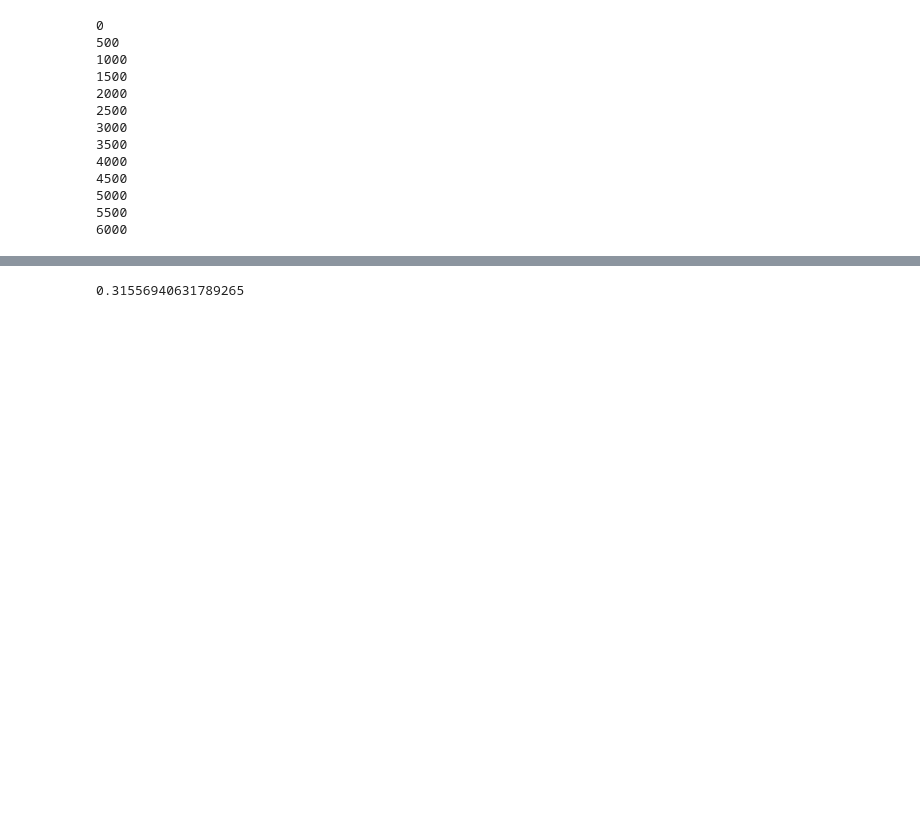
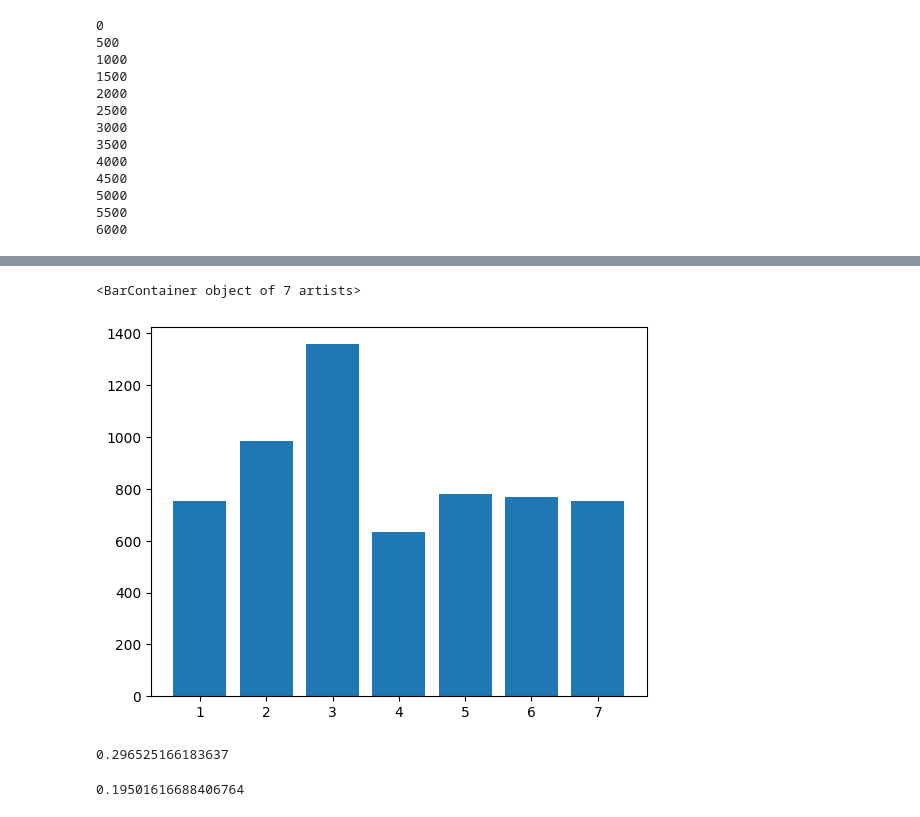
Before and after one commit to leothesouthafrican/PLR, a Jupyter notebook: Chris/ensemble_selection.ipynb, the cells around one changed output, grey strips where cells are left out. Cells and saved outputs as stored; diff of their text form; code cells hidden in the pictures; blank space fills up the shorter version.

```diff
--- a/Chris/ensemble_selection.ipynb
+++ b/Chris/ensemble_selection.ipynb
@@ -331,3 +331,4 @@ ax.axvline(11.5)
 # %%
-final_clusters = hierarchy.fcluster(f_linkage_matrix, t=5000, criterion='distance')
+# final_clusters = hierarchy.fcluster(f_linkage_matrix, t=15, criterion='distance')
+# final_clusters = hierarchy.fcluster(f_linkage_matrix, t=7, criterion='maxclust')
 # %%
@@ -339,7 +340,16 @@ np.unique(final_clusters, return_counts=True)
+# %%
+plt.bar(vals[0], vals[1])
+# %% [output]
+<BarContainer object of 7 artists>
+[figure, added]
+# %%
+adjusted_mutual_info_score(final_clusters, clusters)
+# %% [output]
+0.296525166183637
 # %%
 tessa = pd.read_csv('../clusterings/tessa/cluster_13_111023.csv')
 tessa.rename(columns={'Unnamed: 0': 'index'}, inplace=True)
 # %%
 adjusted_mutual_info_score(tessa.cluster, final_clusters)
 # %% [output]
-0.31556940631789265
+0.19501616688406764
```
Also changed, not shown: parts of 13 cells of this notebook, 2 other files.
